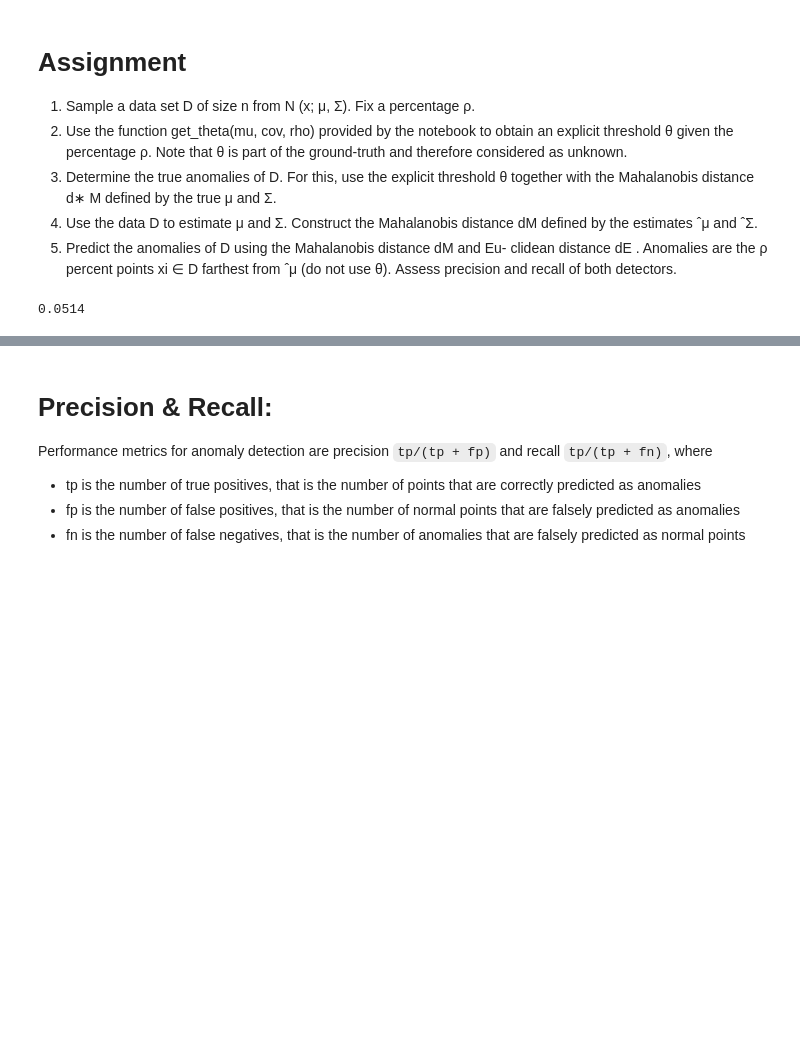
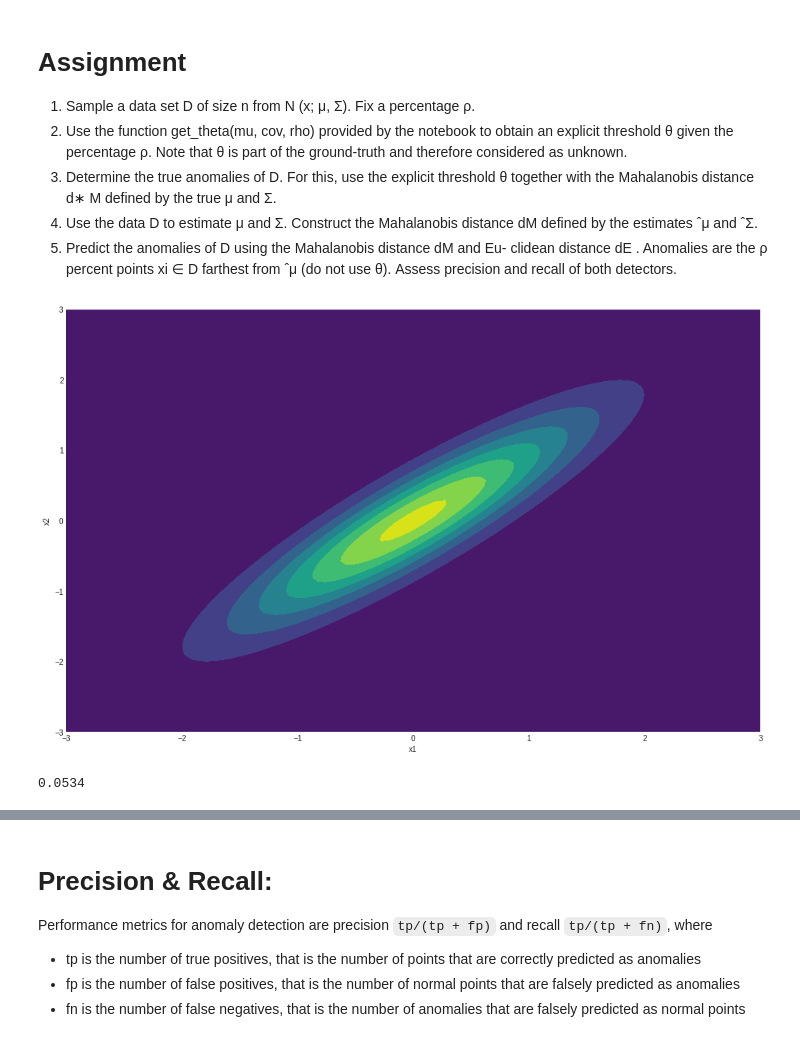
Before and after one commit to larsaars/machine_learning_tests, a Jupyter notebook: assignment_5_1/anomaly.ipynb, the cells around one changed output, grey strips where cells are left out. Saved outputs shown, nothing was run; the diff lists cells and outputs as text; code cells hidden in the pictures; blank space fills up the shorter version.

Commit message:
added cool plots

```diff
--- a/assignment_5_1/anomaly.ipynb
+++ b/assignment_5_1/anomaly.ipynb
@@ -111,11 +160,17 @@ from ˆμ (do not use θ). Assess precision and recall of both detectors.
 # %%
 # fixate groundtruth mean and covariance matrix for the bivariate gaussian distribution
 # '_T' nominator stands for groundtruth variable
 # '_E' nominator stands for estimated variable
-mu_T = np.array([0, 10])  # mean at (0, 0)
-sigma_T = np.array([[1, 0.8], [0.8, 1]])  # covariance matrix
+mu_T = np.array([0, 0])  # mean at (0, 0)
+covariance = .9
+sigma_T = np.array([[1, covariance], [covariance, 1]])  # covariance matrix
 rho = 5  # preset percentage of outliers
 size = 5000  # number of data points
+
+# plot true pdf
+plt_pdf(mu_T, sigma_T)
+# %% [output]
+[figure, added]
 # %%
 # 1. generate dataset (RandomVariableS)
 D = multivariate_normal.rvs(mean=mu_T, cov=sigma_T, size=size)
@@ -133,4 +188,4 @@ I_T = d_m_T > theta  # indices of true anomalies with mahalanobis distance
 # print percentage of as true determined inices
 I_T.sum() / len(I_T)
 # %% [output]
-0.0514
+0.0534
```
Also changed, not shown: parts of 6 cells of this notebook, 1 other file.
